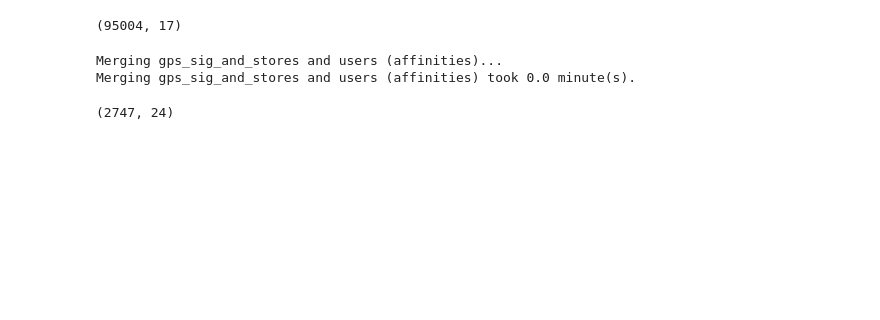
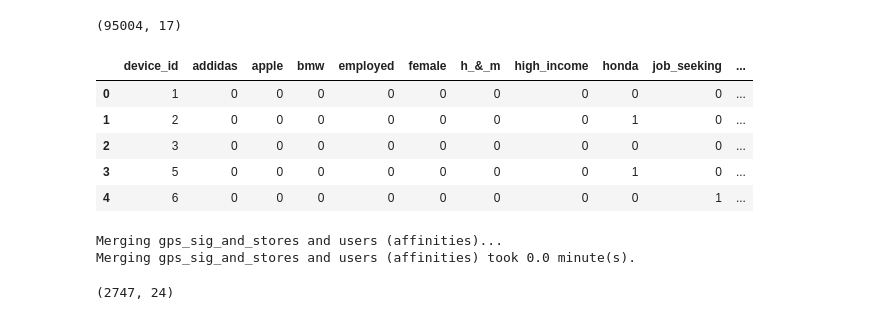
Before and after one commit to robertbozsik/gps-da-adsquare, a Jupyter notebook: notebooks/analysis.ipynb, the cells around one changed output. Saved outputs shown, nothing was run; the diff lists cells and outputs as text; code cells hidden in the pictures; blank space fills up the shorter version.

```diff
--- a/notebooks/analysis.ipynb
+++ b/notebooks/analysis.ipynb
@@ -377,5 +411,14 @@ users_to_merge.shape
 # %% [output]
 (95004, 17)
+# %%
+users.head()
+# %% [output]
+|  | device_id | addidas | apple | bmw | employed | female | h_&_m | high_income | honda | job_seeking | ... |
+| 0 | 1 | 0 | 0 | 0 | 0 | 0 | 0 | 0 | 0 | 0 | ... |
+| 1 | 2 | 0 | 0 | 0 | 0 | 0 | 0 | 0 | 1 | 0 | ... |
+| 2 | 3 | 0 | 0 | 0 | 0 | 0 | 0 | 0 | 0 | 0 | ... |
+| 3 | 5 | 0 | 0 | 0 | 0 | 0 | 0 | 0 | 1 | 0 | ... |
+| 4 | 6 | 0 | 0 | 0 | 0 | 0 | 0 | 0 | 0 | 1 | ... |
 # %%
 # merge gps_sig_and_stores and users (affinities)
 start = time.time()
```
Also changed, not shown: parts of 61 cells of this notebook, 9 other files.
